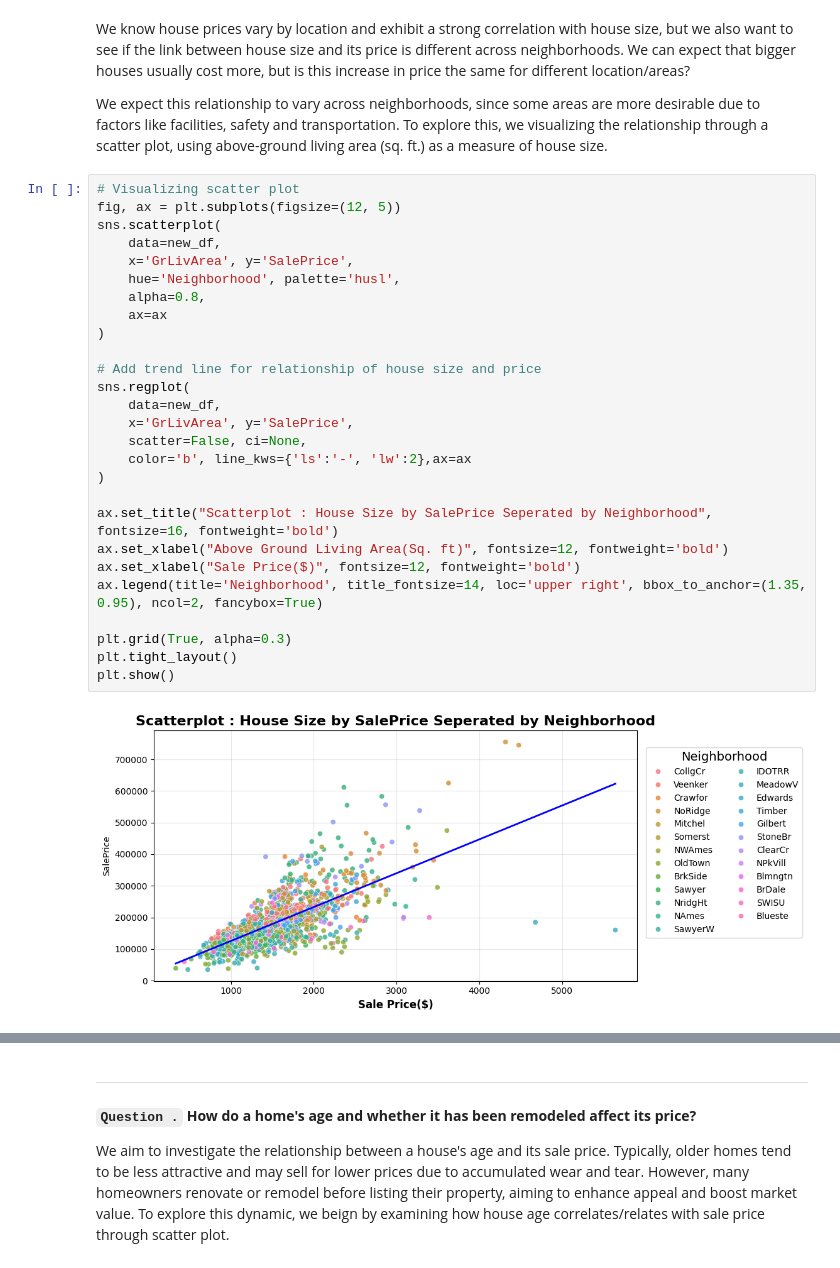
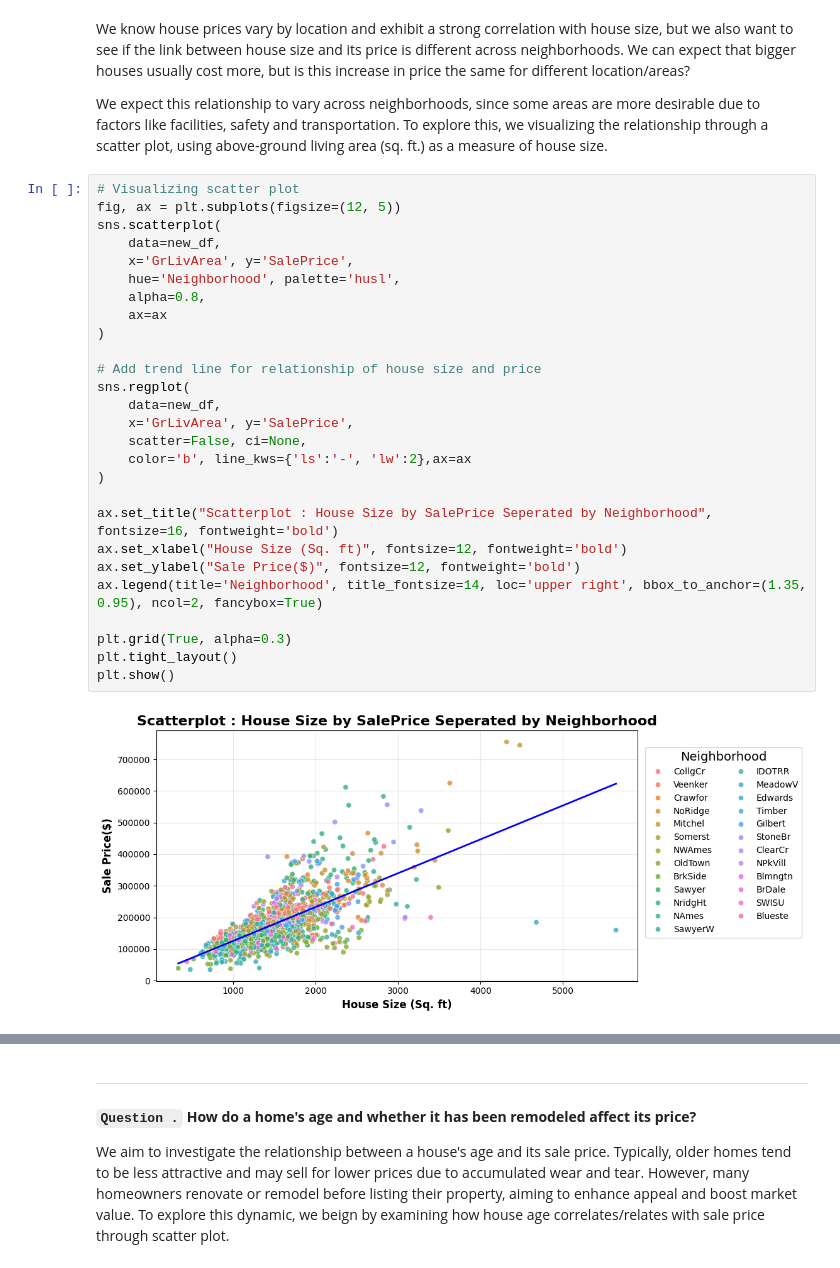
Before and after one commit to annugit1655/Real-Estate-Price-Prediction, a Jupyter notebook: Real-Estate-Price-Prediction/notebooks/EDA-house-part-1.ipynb, the cells around one changed output, grey strips where cells are left out. Drawn from its saved outputs; the diff is of its cells as text.

```diff
--- a/Real-Estate-Price-Prediction/notebooks/EDA-house-part-1.ipynb
+++ b/Real-Estate-Price-Prediction/notebooks/EDA-house-part-1.ipynb
@@ -781,29 +781,29 @@ We expect this relationship to vary across neighborhoods, since some areas are m
 # %%
 # Visualizing scatter plot
 fig, ax = plt.subplots(figsize=(12, 5))
 sns.scatterplot(
     data=new_df,
     x='GrLivArea', y='SalePrice',
     hue='Neighborhood', palette='husl',
     alpha=0.8,
     ax=ax
 )
 
 # Add trend line for relationship of house size and price
 sns.regplot(
     data=new_df,
     x='GrLivArea', y='SalePrice',
     scatter=False, ci=None,
     color='b', line_kws={'ls':'-', 'lw':2},ax=ax
 )
 
 ax.set_title("Scatterplot : House Size by SalePrice Seperated by Neighborhood", fontsize=16, fontweight='bold')
-ax.set_xlabel("Above Ground Living Area(Sq. ft)", fontsize=12, fontweight='bold')
-ax.set_xlabel("Sale Price($)", fontsize=12, fontweight='bold')
+ax.set_xlabel("House Size (Sq. ft)", fontsize=12, fontweight='bold')
+ax.set_ylabel("Sale Price($)", fontsize=12, fontweight='bold')
 ax.legend(title='Neighborhood', title_fontsize=14, loc='upper right', bbox_to_anchor=(1.35, 0.95), ncol=2, fancybox=True)
 
 plt.grid(True, alpha=0.3)
 plt.tight_layout()
 plt.show()
 # %% [output]
-[figure, old version]
+[figure, new version]
```
Also changed, not shown: parts of 17 cells of this notebook.
